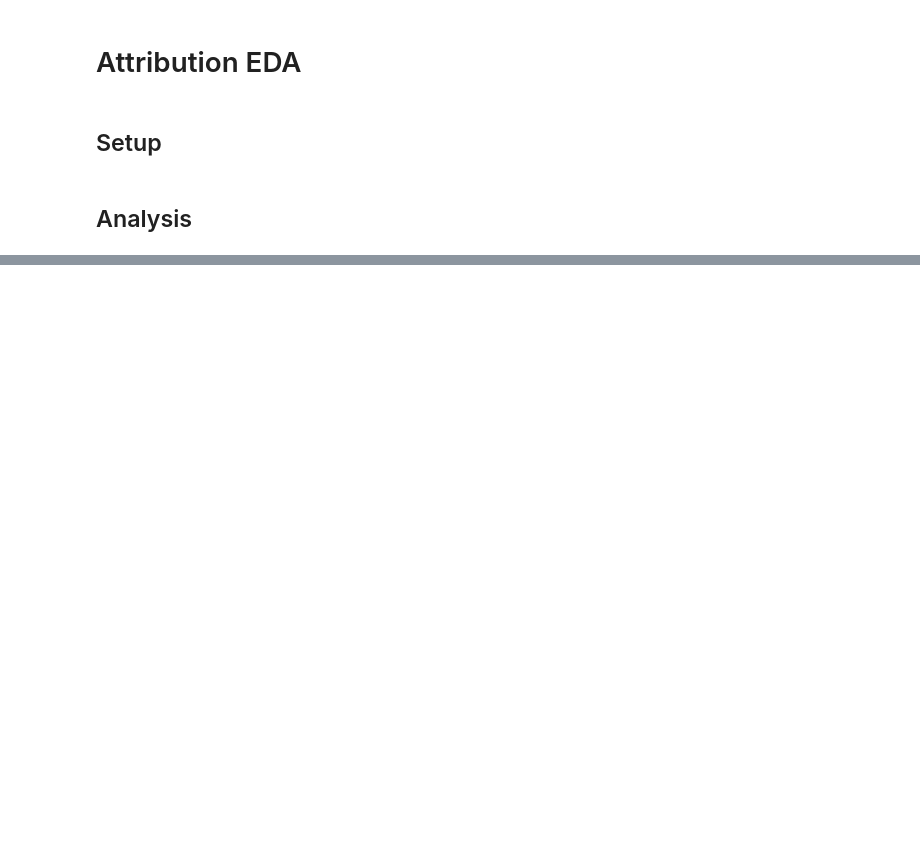
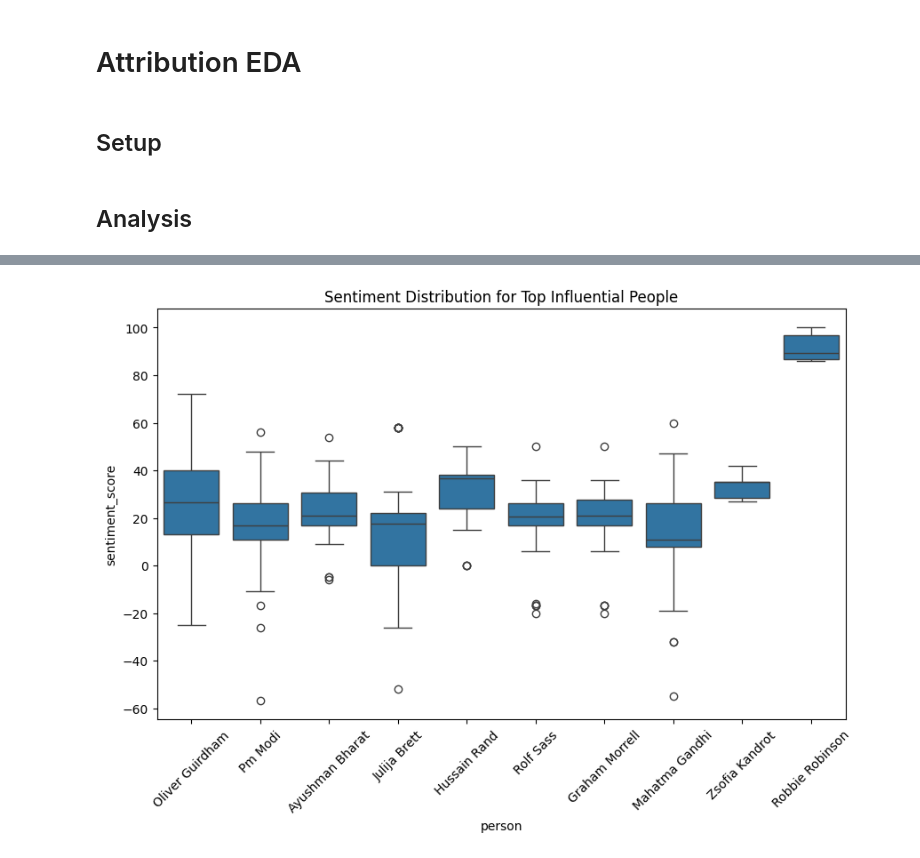
Before and after one commit to amg477/capstone, a Jupyter notebook: analysis/attribution_eda.ipynb, the cells around one changed output, grey strips where cells are left out. Drawn from its saved outputs; the diff is of its cells as text; code cells hidden in the pictures; blank space fills up the shorter version.

```diff
--- a/analysis/attribution_eda.ipynb
+++ b/analysis/attribution_eda.ipynb
@@ -42,0 +107,10 @@ memory usage: 7.9 MB
+# %%
+person_attribution = df_exploded.groupby('person').agg({
+    'hit_strength': 'sum',
+    'vipr_score': 'sum',
+    'vipr_weight': 'sum',
+    'sentiment_score': 'mean',
+    'circulation_size': 'sum'
+}).sort_values(by='vipr_score', ascending=False)
+
+print(person_attribution.head(10))
@@ -42,0 +135,11 @@ memory usage: 7.9 MB
+# %%
+top_persons = person_attribution.head(10).index
+subset = df_exploded[df_exploded['person'].isin(top_persons)]
+
+plt.figure(figsize=(10,6))
+sns.boxplot(data=subset, x='person', y='sentiment_score')
+plt.title('Sentiment Distribution for Top Influential People')
+plt.xticks(rotation=45)
+plt.show()
+# %% [output]
+[figure, added]
```
Also changed, not shown: parts of 25 cells of this notebook, 10 other files.
